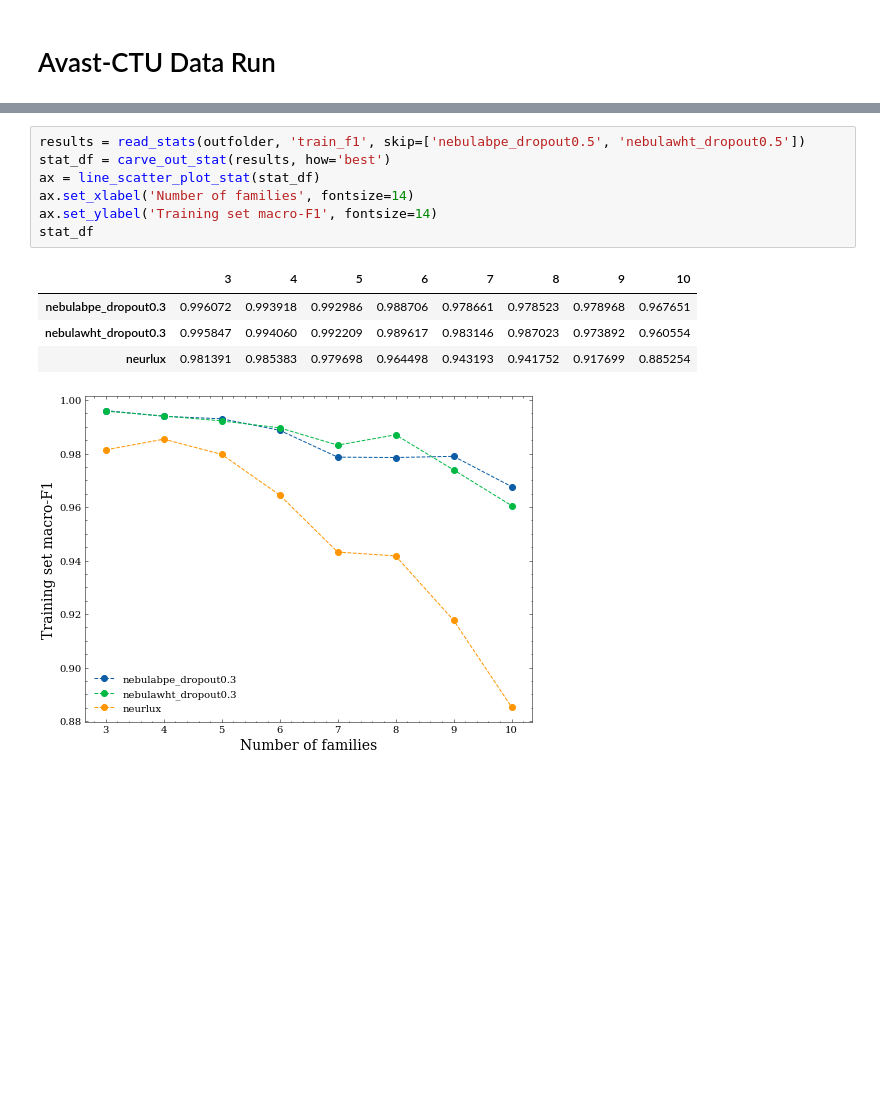
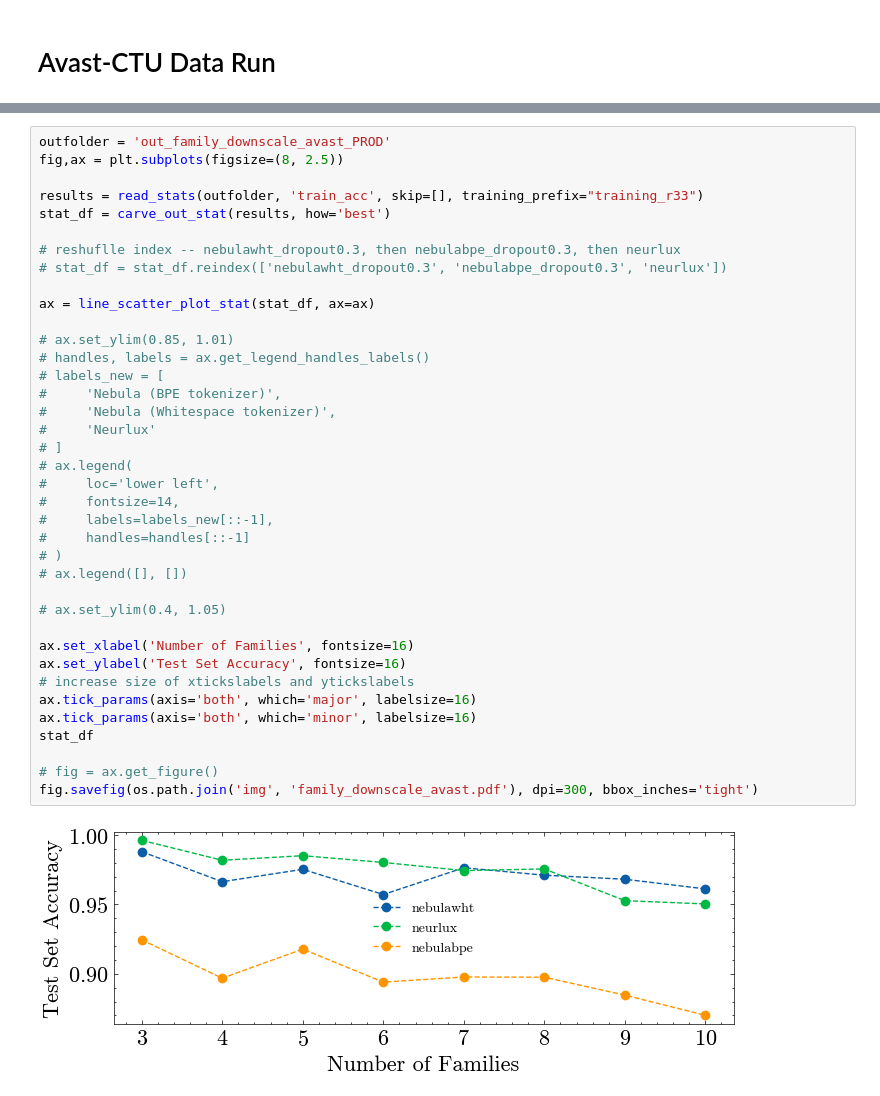
Before and after one commit to dtrizna/nebula, a Jupyter notebook: evaluation/paper_sota/results_family_downscale.ipynb, the cells around one changed output, grey strips where cells are left out. Saved outputs shown, nothing was run; the diff lists cells and outputs as text; blank space fills up the shorter version.

```diff
--- a/evaluation/paper_sota/results_family_downscale.ipynb
+++ b/evaluation/paper_sota/results_family_downscale.ipynb
@@ -291,13 +287,40 @@ stat_df
-# %%
-results = read_stats(outfolder, 'train_f1', skip=['nebulabpe_dropout0.5', 'nebulawht_dropout0.5'])
-stat_df = carve_out_stat(results, how='best')
-ax = line_scatter_plot_stat(stat_df)
-ax.set_xlabel('Number of families', fontsize=14)
-ax.set_ylabel('Training set macro-F1', fontsize=14)
-stat_df
-# %% [output]
-|  | 3 | 4 | 5 | 6 | 7 | 8 | 9 | 10 |
-| nebulabpe_dropout0.3 | 0.996072 | 0.993918 | 0.992986 | 0.988706 | 0.978661 | 0.978523 | 0.978968 | 0.967651 |
-| nebulawht_dropout0.3 | 0.995847 | 0.994060 | 0.992209 | 0.989617 | 0.983146 | 0.987023 | 0.973892 | 0.960554 |
-| neurlux | 0.981391 | 0.985383 | 0.979698 | 0.964498 | 0.943193 | 0.941752 | 0.917699 | 0.885254 |
-[figure, removed]
+# %%
+outfolder = 'out_family_downscale_avast_PROD'
+fig,ax = plt.subplots(figsize=(8, 2.5))
+
+results = read_stats(outfolder, 'train_acc', skip=[], training_prefix="training_r33")
+stat_df = carve_out_stat(results, how='best')
+
+# reshuflle index -- nebulawht_dropout0.3, then nebulabpe_dropout0.3, then neurlux
+# stat_df = stat_df.reindex(['nebulawht_dropout0.3', 'nebulabpe_dropout0.3', 'neurlux'])
+
+ax = line_scatter_plot_stat(stat_df, ax=ax)
+
+# ax.set_ylim(0.85, 1.01)
+# handles, labels = ax.get_legend_handles_labels()
+# labels_new = [
+#     'Nebula (BPE tokenizer)',
+#     'Nebula (Whitespace tokenizer)',
+#     'Neurlux'
+# ]
+# ax.legend(
+#     loc='lower left',
+#     fontsize=14,
+#     labels=labels_new[::-1],
+#     handles=handles[::-1]
+# )
+# ax.legend([], [])
+
+# ax.set_ylim(0.4, 1.05)
+
+ax.set_xlabel('Number of Families', fontsize=16)
+ax.set_ylabel('Test Set Accuracy', fontsize=16)
+# increase size of xtickslabels and ytickslabels
+ax.tick_params(axis='both', which='major', labelsize=16)
+ax.tick_params(axis='both', which='minor', labelsize=16)
+stat_df
+
+# fig = ax.get_figure()
+fig.savefig(os.path.join('img', 'family_downscale_avast.pdf'), dpi=300, bbox_inches='tight')
+# %% [output]
+[figure, added]
```
Also changed, not shown: parts of 21 cells of this notebook, 5 other files.
